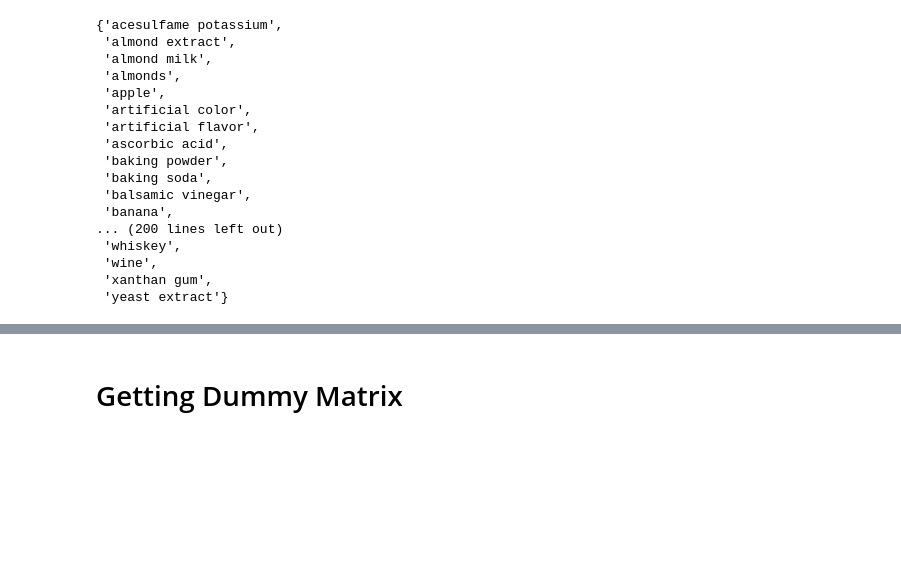
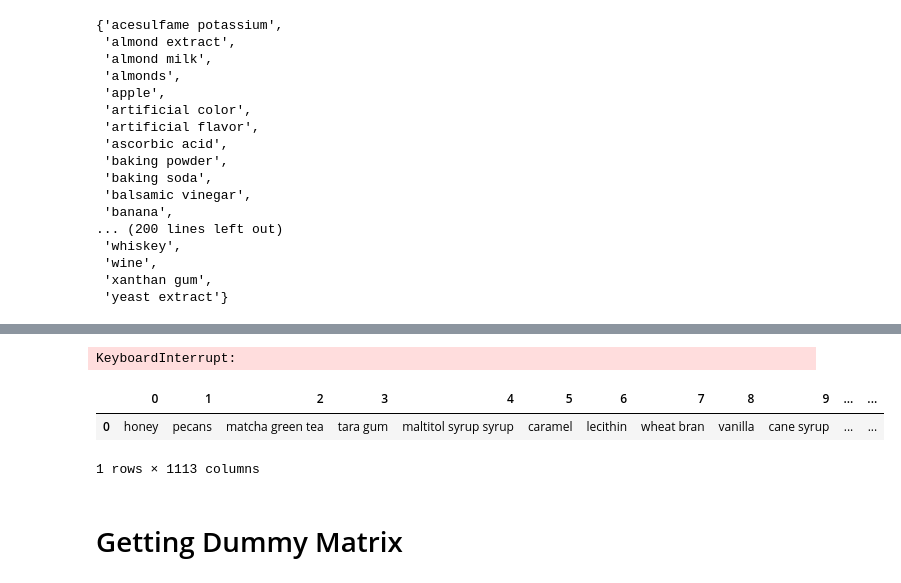
Before and after one commit to kajinmo/icecream, a Jupyter notebook: icecream.ipynb, the cells around one changed output, grey strips where cells are left out. Saved outputs shown, nothing was run; the diff lists cells and outputs as text; code cells hidden in the pictures; blank space fills up the shorter version.

```diff
--- a/icecream.ipynb
+++ b/icecream.ipynb
@@ -561,0 +545,26 @@ pd.get_dummies(all_ingredients_dataframe, prefix='ingredient:')
+# %%
+# splitting
+all_ingredients_dataframe = pd.DataFrame(all_ingredients).transpose() # transposing for get columns
+test = all_ingredients_dataframe
+
+for col in all_ingredients_dataframe:
+    col_name = all_ingredients_dataframe[col][0] # col_name: the name of future dummy column that we will check for contain that word in ice cream's ingredient list
+    for row in df['ingredients_cleaned']:   # each row is a ice cream ingredients
+        words = pd.Series(row.split(', ')) # words = all ingredients in a determined ice cream // I preferred to use split instead regex because of compound words
+        for word in words:
+            bool = words.str.contains(col_name, regex=False) #checks if the column name (ingredient) are contained in the ice cream's ingredient list
+            test[row, col_name] = (bool*1).sum()
+#df['ingredients_cleaned'][test].head()
+#for col in all_ingredients_dataframe:
+#    test = df['ingredients_cleaned'].str.contains(str(col))
+#    print(test)
+
+test
+# %% [output]
+KeyboardInterrupt:
+# %%
+test
+# %% [output]
+|  | 0 | 1 | 2 | 3 | 4 | 5 | 6 | 7 | 8 | 9 | ... | ... |
+| 0 | honey | pecans | matcha green tea | tara gum | maltitol syrup syrup | caramel | lecithin | wheat bran | vanilla | cane syrup | ... | ... |
+1 rows × 1113 columns
```
Also changed, not shown: parts of 14 cells of this notebook.
